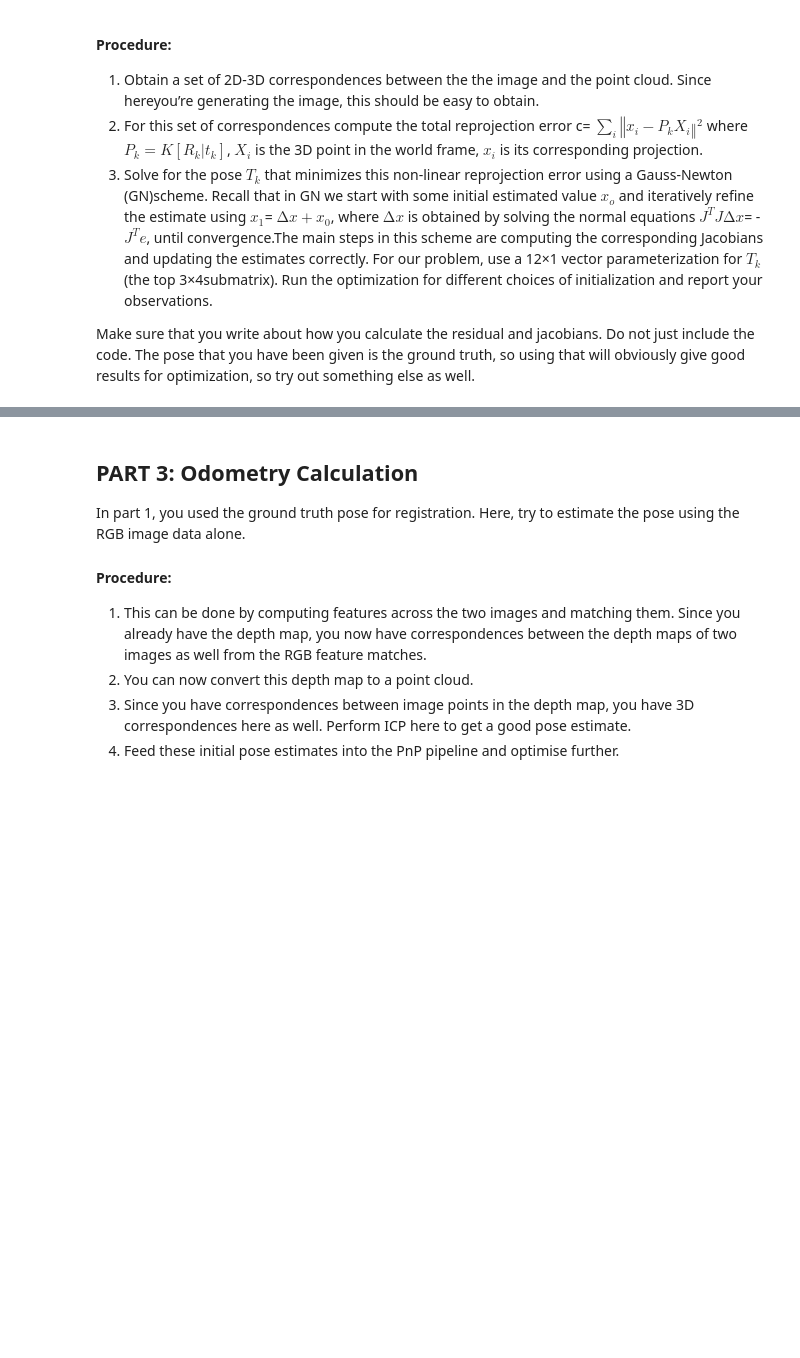
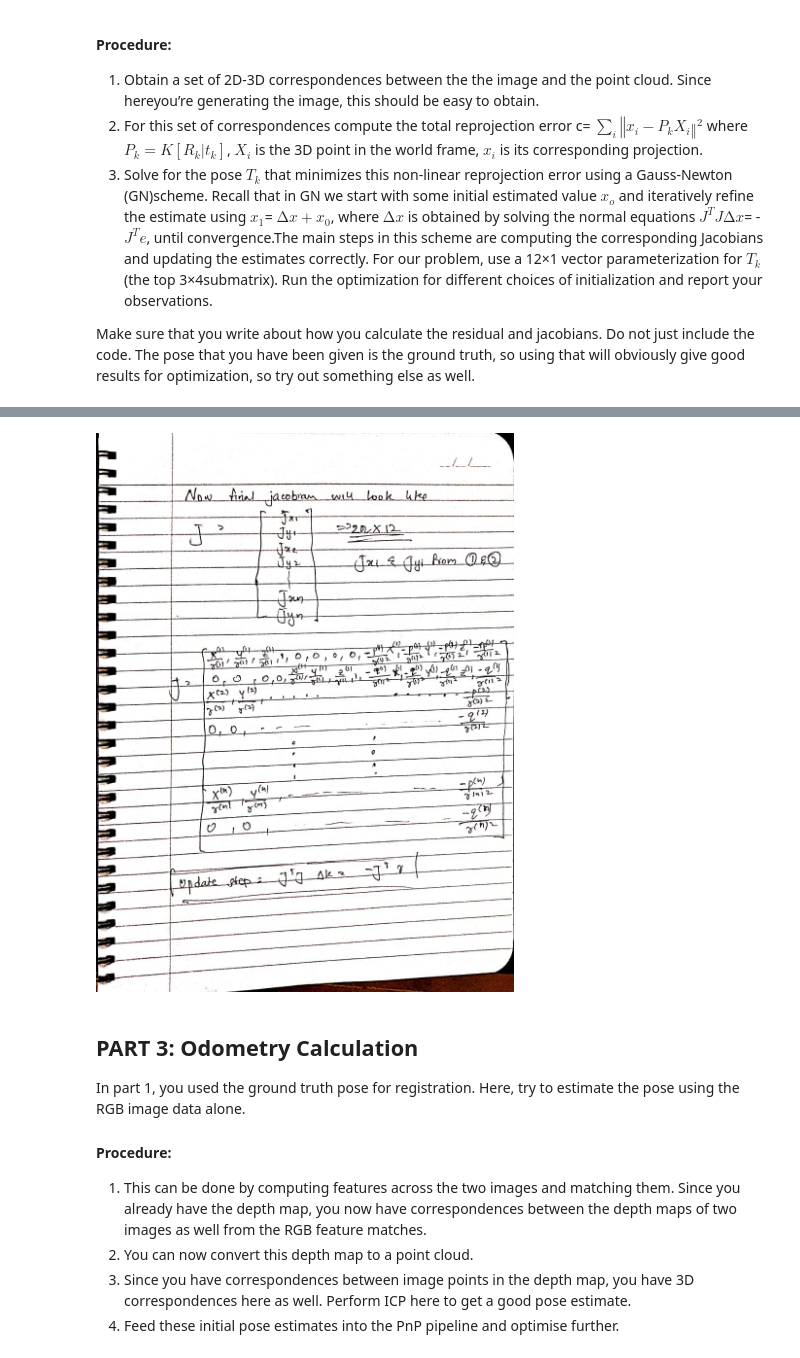
Before and after one commit to aravind-3105/Stereo-Reconstruction-PnP-and-Bundle-Adjustment, a Jupyter notebook: questions/StereoSLAM.ipynb, the cells around one changed output, grey strips where cells are left out. Cells and saved outputs as stored; diff of their text form; code cells hidden in the pictures; blank space fills up the shorter version.

```diff
--- a/questions/StereoSLAM.ipynb
+++ b/questions/StereoSLAM.ipynb
@@ -429,3 +435,8 @@ Optimised projection matrix using Gauss Newton is
+# %%
+from IPython import display
+display.Image("./jacobian3.jpeg")
+# %% [output]
+[figure, added]
 # %% [markdown]
 ## PART 3: Odometry Calculation
 
```
Also changed, not shown: parts of 15 cells of this notebook, 4 other files.
